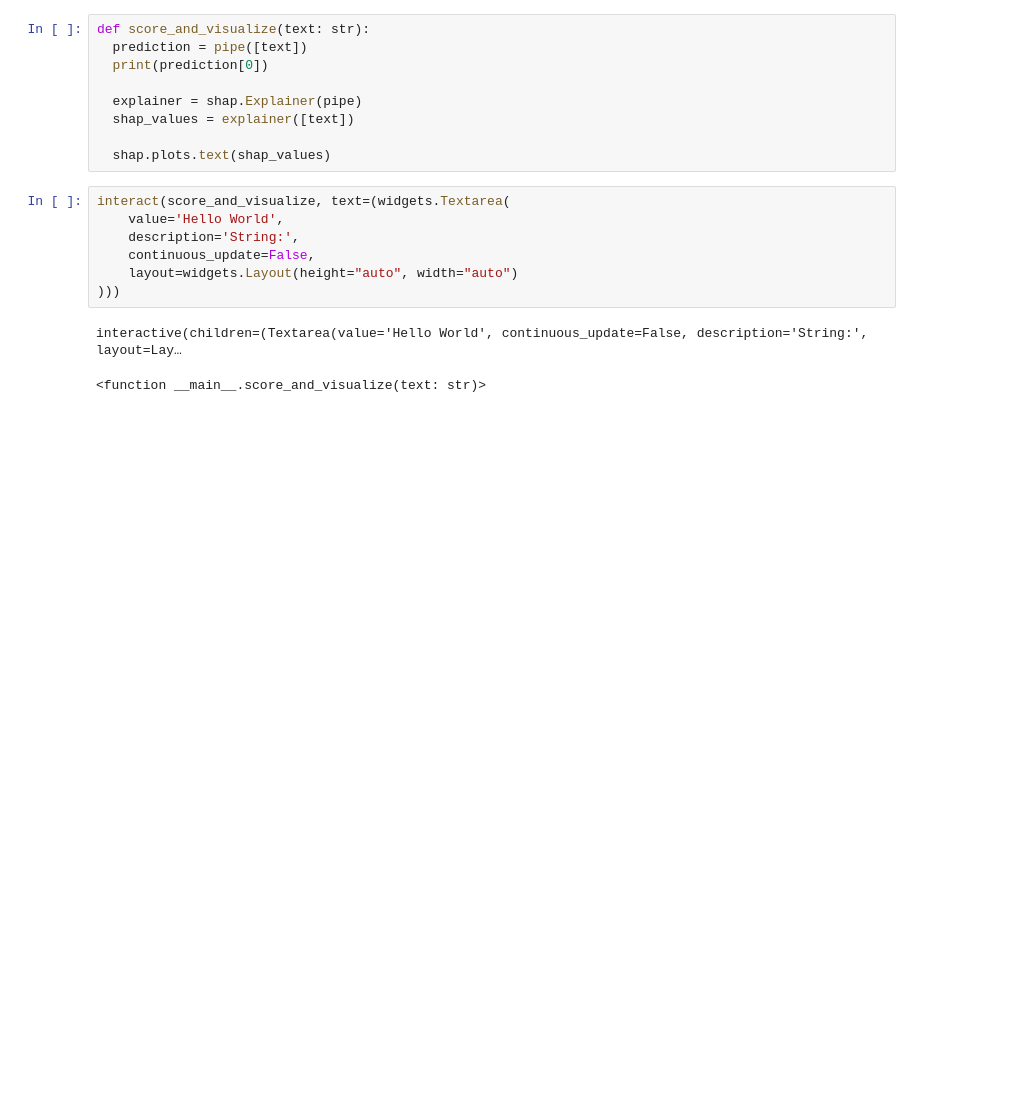
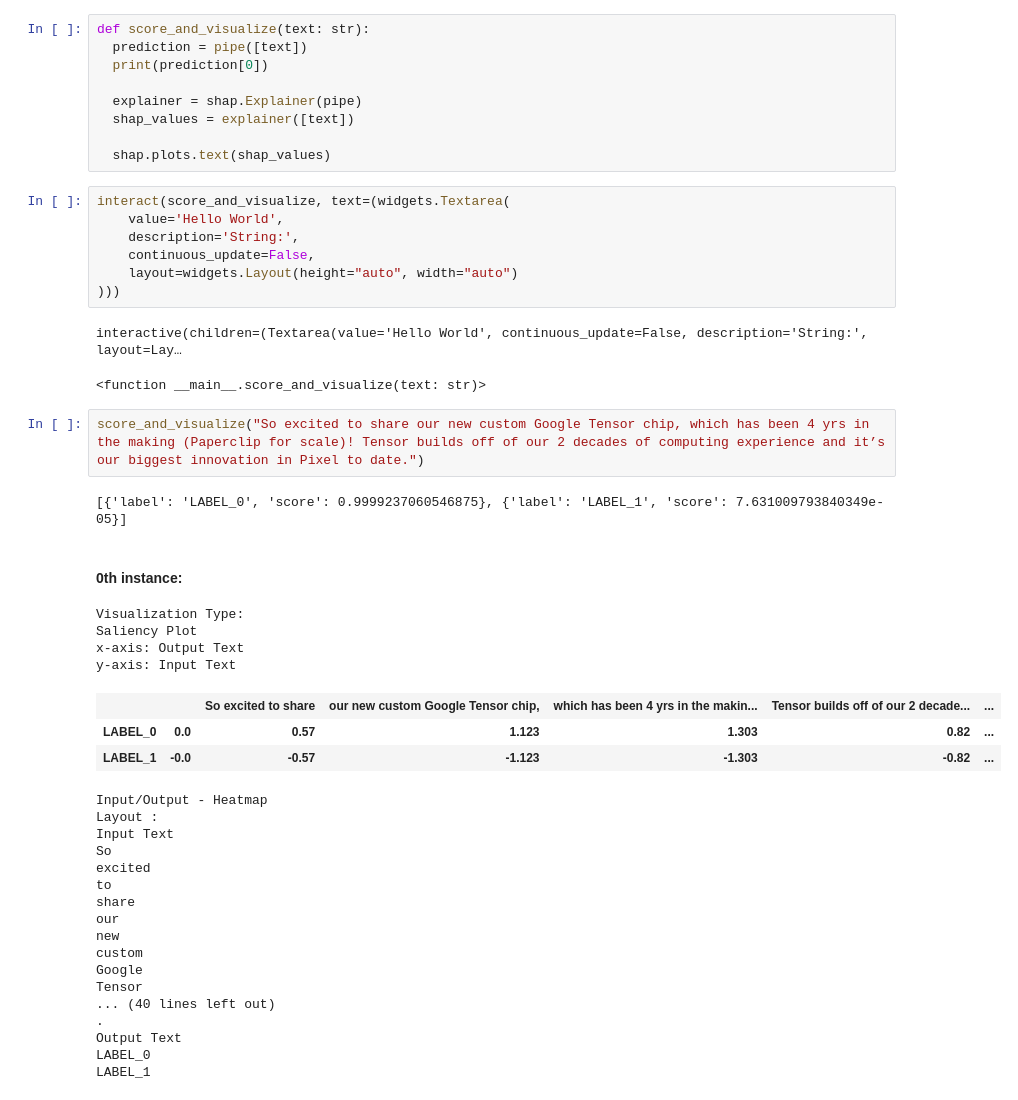
Before and after one commit to fawolfmann/fake_russian_tweets, a Jupyter notebook: explanation.ipynb, the cells around one changed output. Cells and saved outputs as stored; diff of their text form; blank space fills up the shorter version.

```diff
--- a/explanation.ipynb
+++ b/explanation.ipynb
@@ -38,3 +38,32 @@ interact(score_and_visualize, text=(widgets.Textarea(
 # %% [output]
 interactive(children=(Textarea(value='Hello World', continuous_update=False, description='String:', layout=Lay…
 <function __main__.score_and_visualize(text: str)>
+# %%
+score_and_visualize("So excited to share our new custom Google Tensor chip, which has been 4 yrs in the making (Paperclip for scale)! Tensor builds off of our 2 decades of computing experience and it’s our biggest innovation in Pixel to date.")
+# %% [output]
+[{'label': 'LABEL_0', 'score': 0.9999237060546875}, {'label': 'LABEL_1', 'score': 7.631009793840349e-05}]
+0th instance:
+Visualization Type:
+Saliency Plot
+x-axis: Output Text
+y-axis: Input Text
+|  |  | So excited to share | our new custom Google Tensor chip, | which has been 4 yrs in the makin... | Tensor builds off of our 2 decade... | ... |
+| LABEL_0 | 0.0 | 0.57 | 1.123 | 1.303 | 0.82 | ... |
+| LABEL_1 | -0.0 | -0.57 | -1.123 | -1.303 | -0.82 | ... |
+Input/Output - Heatmap
+Layout :
+Input Text
+So
+excited
+to
+share
+our
+new
+custom
+Google
+Tensor
+... (40 lines left out)
+.
+Output Text
+LABEL_0
+LABEL_1
```
Also changed, not shown: parts of 1 cell of this notebook.
